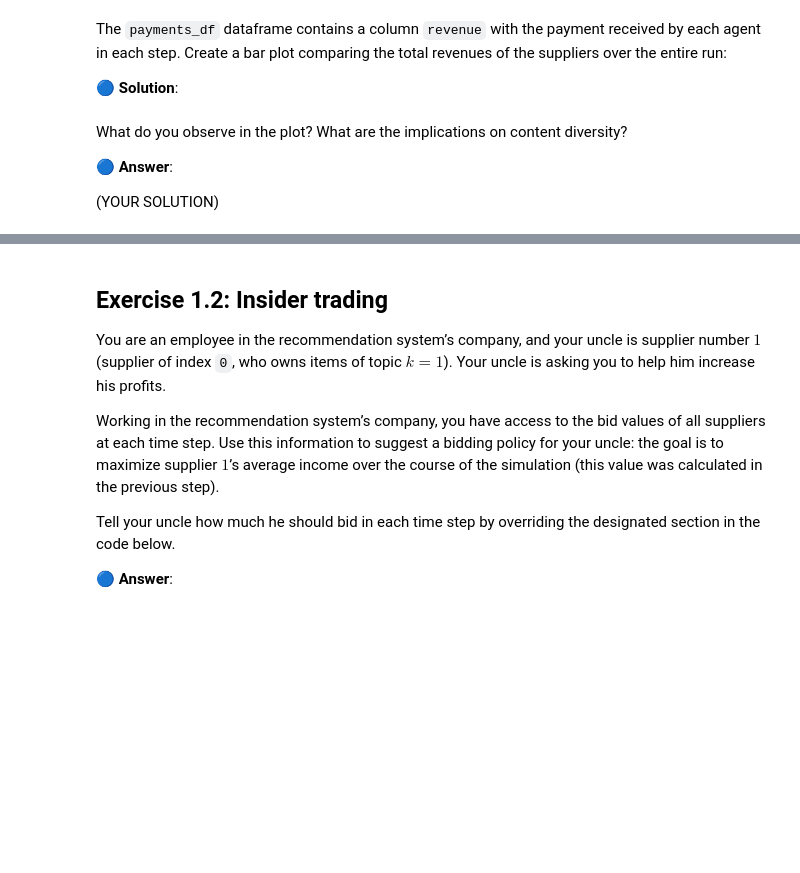
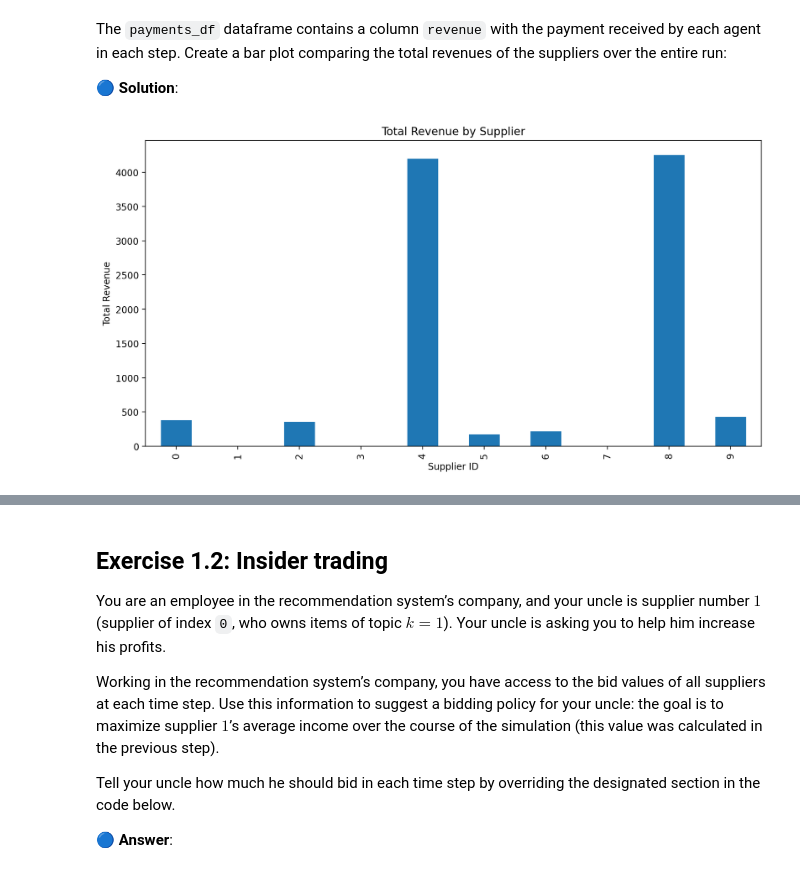
Before and after one commit to ashalem/ML_Human, a Jupyter notebook: HW5_W2024_students_eb61.ipynb, the cells around one changed output, grey strips where cells are left out. Drawn from its saved outputs; the diff is of its cells as text; code cells hidden in the pictures; blank space fills up the shorter version.

```diff
--- a/HW5_W2024_students_eb61.ipynb
+++ b/HW5_W2024_students_eb61.ipynb
@@ -664,7 +709,12 @@ The `payments_df` dataframe contains a column `revenue` with the payment receive
-# %% [markdown]
-What do you observe in the plot? What are the implications on content diversity?
-
-
-🔵 **Answer**:
-
-(YOUR SOLUTION)
+# %%
+## YOUR SOLUTION
+total_revenue = random_payments_df.groupby('supplier')['revenue'].sum()
+
+plt.figure(figsize=(12,6))
+total_revenue.plot(kind='bar')
+plt.title('Total Revenue by Supplier')
+plt.xlabel('Supplier ID')
+plt.ylabel('Total Revenue')
+plt.show()
+# %% [output]
+[figure, added]
```
Also changed, not shown: parts of 16 cells of this notebook.
